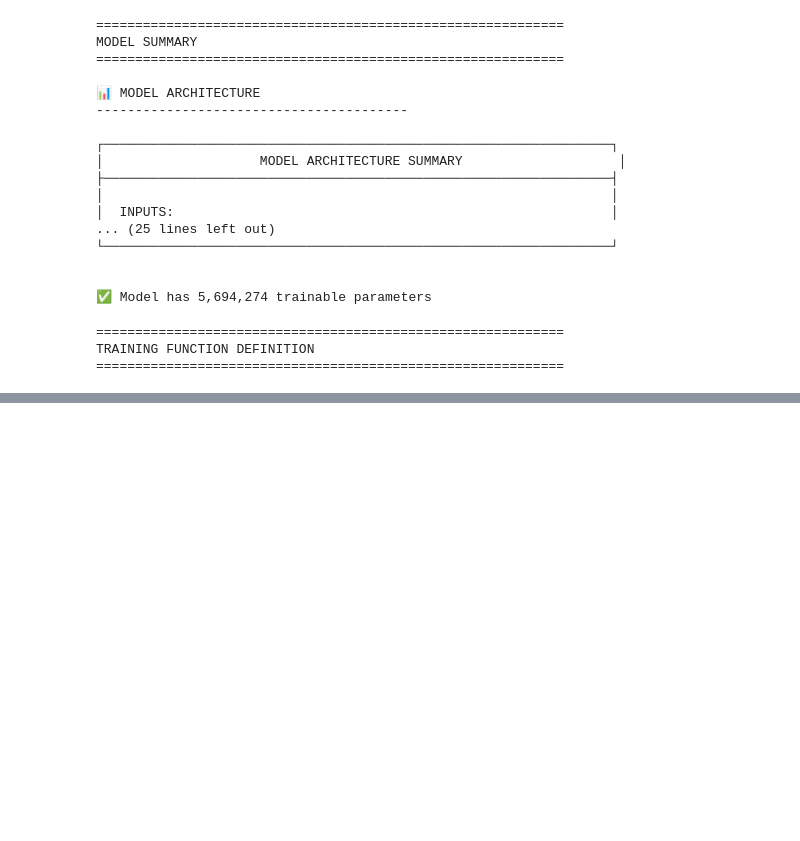
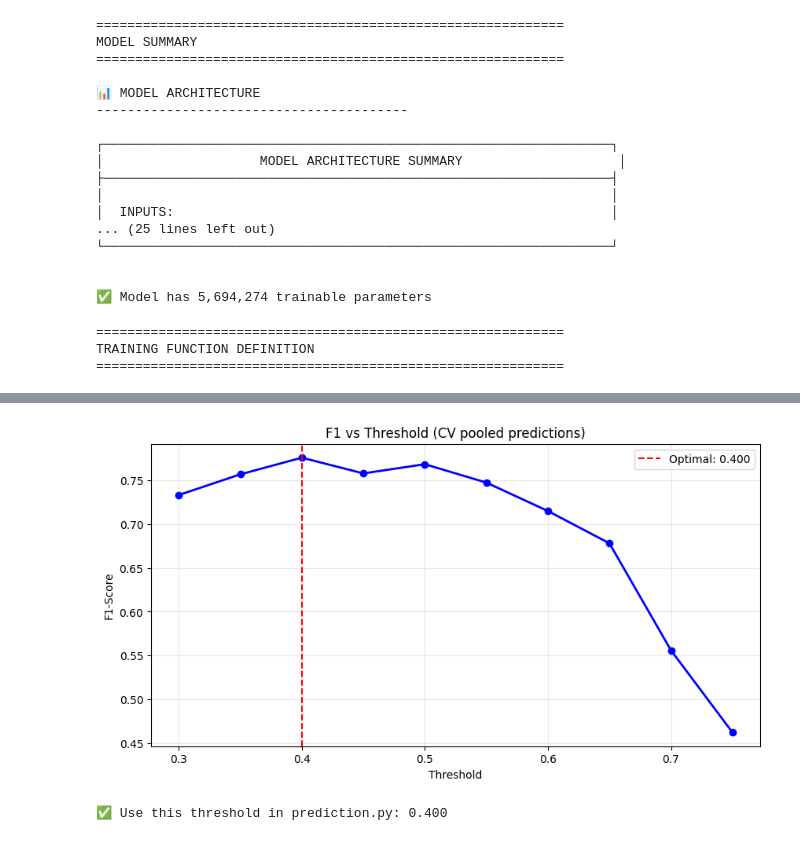
Before and after one commit to VikasPatil64/alzheimers-speech-detection, a Jupyter notebook: notebooks/final.ipynb, the cells around one changed output, grey strips where cells are left out. Drawn from its saved outputs; the diff is of its cells as text; code cells hidden in the pictures; blank space fills up the shorter version.

```diff
--- a/notebooks/final.ipynb
+++ b/notebooks/final.ipynb
@@ -825,56 +742,43 @@ FINDING OPTIMAL THRESHOLD FROM CROSS-VALIDATION
 # %%
-# Cell 10: Save Best Model with Optimal Threshold Info
+# Cell 10: Find Optimal Threshold from Cross-Validation
 print("\n" + "=" * 60)
-print("SAVING FINAL MODEL FOR DEPLOYMENT")
+print("FINDING OPTIMAL THRESHOLD FROM CROSS-VALIDATION")
 print("=" * 60)
 
-# Train final model on ALL data
-print("Training final model on all 439 samples...")
+all_true = np.array(all_true)
+all_probs = np.array(all_probs)
 
-final_model = MultimodalModel(dropout=0.15).to(device)
+best_threshold = 0.5
+best_f1 = -1
 
-# Use ALL data for final training
-history_final, final_model = train_model(
-    audio_emb,
-    text_emb,
-    clinical_features,
-    y,
-    audio_emb,
-    text_emb,
-    clinical_features,
-    y,
-    lr=2e-5,
-    epochs=30,
-    dropout=0.15,
-    verbose=True,
-)
+for threshold in np.arange(0.30, 0.80, 0.01):
+    preds = (all_probs >= threshold).astype(int)
+    f1 = f1_score(all_true, preds, zero_division=0)
+    if f1 > best_f1:
+        best_f1 = f1
+        best_threshold = threshold
 
-# Save model
-final_model_path = os.path.join(MODEL_SAVE_PATH, "multimodal_clinical_model.pth")
-torch.save(final_model.state_dict(), final_model_path)
+preds_best = (all_probs >= best_threshold).astype(int)
+acc_best = accuracy_score(all_true, preds_best)
 
-# ALSO save the optimal threshold info with the model
-threshold_info = {
-    "optimal_threshold": best_threshold,  # From Cell 9
-    "cv_mean_accuracy": float(np.mean(cv_results["acc"])),
-    "cv_std_accuracy": float(np.std(cv_results["acc"])),
-    "training_date": str(pd.Timestamp.now()),
-}
+print(f"\n📊 Optimal Threshold: {best_threshold:.3f}")
+print(f"   Best F1 at this threshold: {best_f1:.4f}")
+print(f"   Accuracy at this threshold: {acc_best:.4f}")
 
-import json
+# Optional threshold curve
+thresholds = np.arange(0.30, 0.80, 0.05)
+f1_scores = [f1_score(all_true, (all_probs >= t).astype(int), zero_division=0) for t in thresholds]
 
-threshold_path = os.path.join(MODEL_SAVE_PATH, "model_info.json")
-with open(threshold_path, "w") as f:
-    json.dump(threshold_info, f, indent=2)
+plt.figure(figsize=(10, 5))
+plt.plot(thresholds, f1_scores, "bo-", linewidth=2)
+plt.axvline(x=best_threshold, color="r", linestyle="--", label=f"Optimal: {best_threshold:.3f}")
+plt.xlabel("Threshold")
+plt.ylabel("F1-Score")
+plt.title("F1 vs Threshold (CV pooled predictions)")
+plt.legend()
+plt.grid(True, alpha=0.3)
+plt.show()
 
-print(f"\n✅ Model saved to: {final_model_path}")
-print(f"✅ Threshold info saved to: {threshold_path}")
-print(f"   Optimal threshold: {best_threshold:.3f}")
-
-# Verify
-if os.path.exists(final_model_path):
-    size = os.path.getsize(final_model_path) / (1024 * 1024)
-    print(f"\n✅ Model found! Size: {size:.2f} MB")
-    print(f"   Location: {final_model_path}")
+print(f"\n✅ Use this threshold in prediction.py: {best_threshold:.3f}")
 # %% [output]
 ============================================================
@@ -897 +791,3 @@ Training final model on all 439 samples...
+[figure, added]
+✅ Use this threshold in prediction.py: 0.400
 # %%
```
Also changed, not shown: parts of 14 cells of this notebook, 2 other files.
